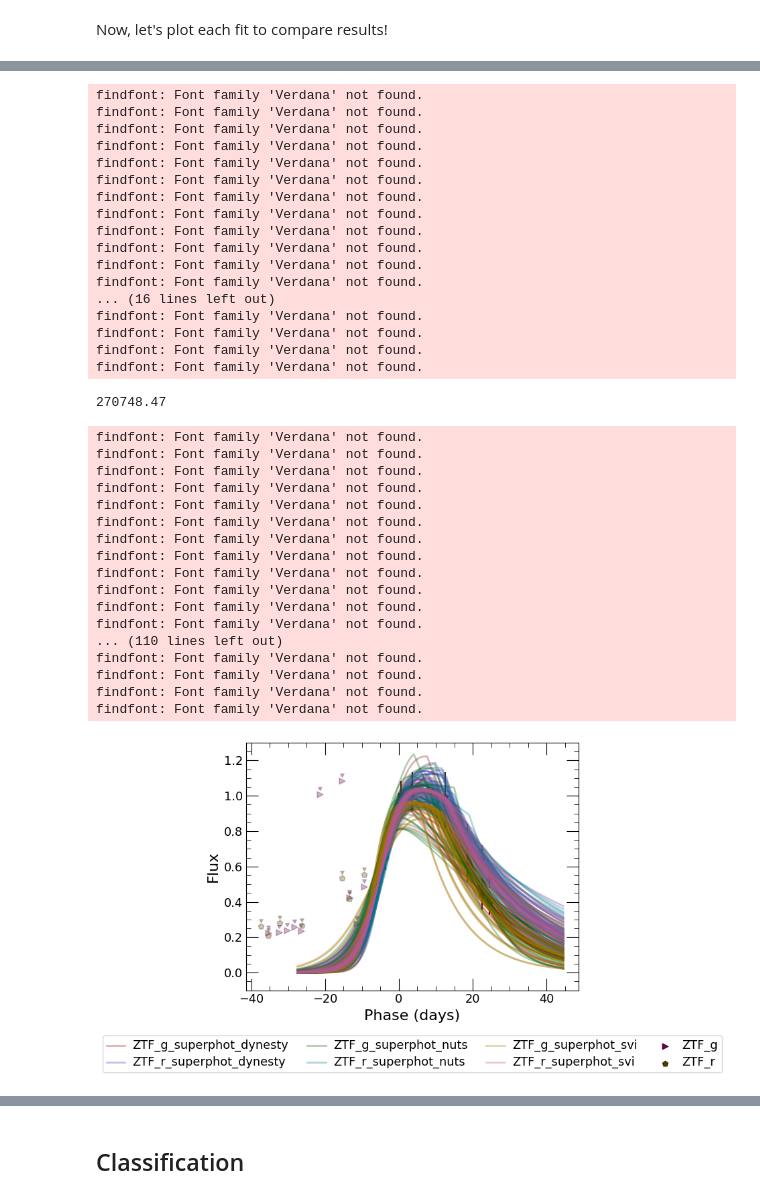
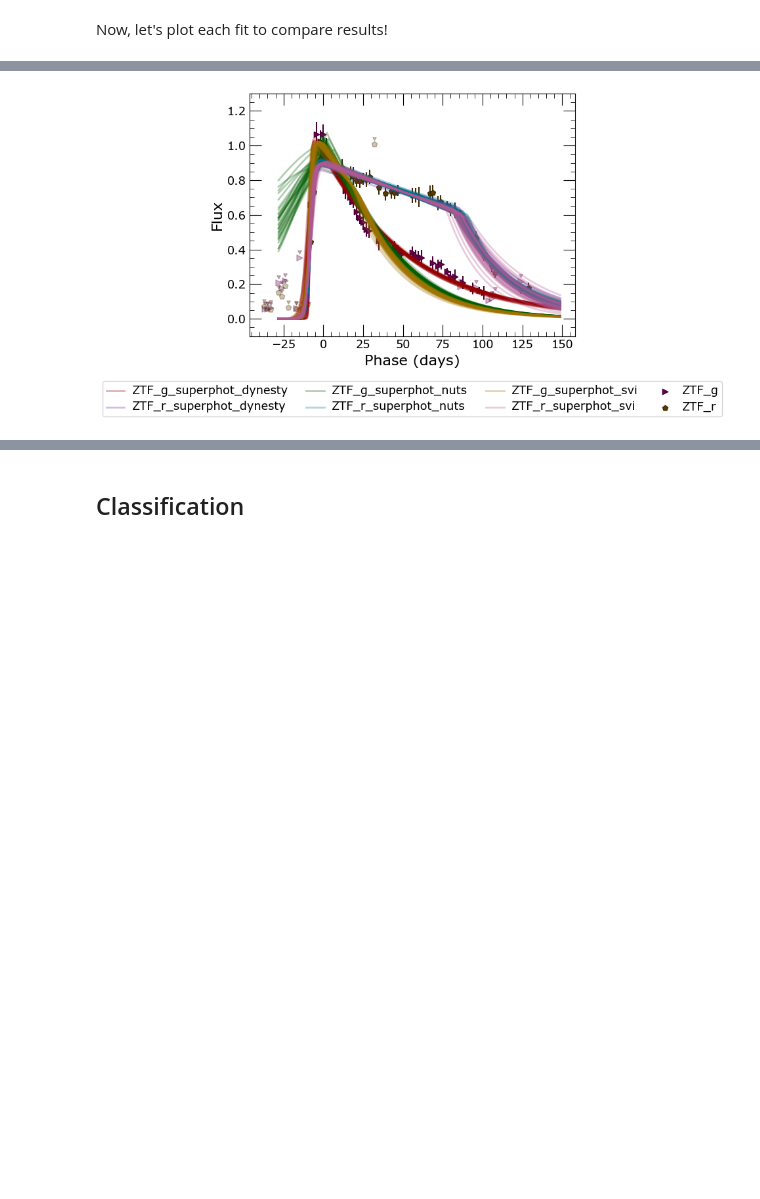
Before and after one commit to VTDA-Group/superphot-plus, a Jupyter notebook: docs/notebooks/tutorial.ipynb, the cells around one changed output, grey strips where cells are left out. Cells and saved outputs as stored; diff of their text form; code cells hidden in the pictures; blank space fills up the shorter version.

```diff
--- a/docs/notebooks/tutorial.ipynb
+++ b/docs/notebooks/tutorial.ipynb
@@ -18,6 +26,4 @@ from snapi import Photometry, Transient
 # %%
-test_sn = "2022abfi"
-
 alerce_agent = ALeRCEQueryAgent()
 tns_agent = TNSQueryAgent()
 transient = Transient(iid=test_sn)
@@ -279,19 +171,20 @@ Wall time: 7.07 s
 %%time
 
 # use padded photometry
-padded_fn = os.path.join(SAVE_DIR, test_sn + "_padded.h5")
+padded_fn = os.path.join(SAVE_DIR, test_sn + "_padded")
 pad_transient = Transient.load(padded_fn)
 pad_photometry = pad_transient.photometry
 
 sampler = NUTSSampler(
     priors=priors,
-    pad_size=32,
     num_chains=1,
+    num_warmup=5000,
+    num_samples=1000,
     random_state=42
 )
 sampler.fit_photometry(pad_photometry)
 sampler.result.save(
-    os.path.join(SAVE_DIR, test_sn+f"_{sampler.name}.h5")
+    os.path.join(SAVE_DIR, test_sn+f"_{sampler.name}")
 )
 print("NUTS")
 print(sampler.result.fit_parameters.head())
@@ -316,8 +209,9 @@ Wall time: 1min 3s
 # %%
 %%time
 
-# use padded photometry
-padded_fn = os.path.join(SAVE_DIR, test_sn + "_padded.h5")
+# use padded photometry: only necessary if you're planning on running repeatedly on different events
+# if one-time fit, feel free to not use padding
+padded_fn = os.path.join(SAVE_DIR, test_sn + "_padded")
 pad_transient = Transient.load(padded_fn)
 pad_photometry = pad_transient.photometry
 
@@ -325,12 +219,10 @@ sampler = SVISampler(
     priors=priors,
     num_iter=10_000,
     random_state=42,
-    pad_size=32
 )
-for i in range(5):
-    sampler.fit_photometry(pad_photometry)
+sampler.fit_photometry(pad_photometry)
 sampler.result.save(
-    os.path.join(SAVE_DIR, test_sn+f"_{sampler.name}.h5")
+    os.path.join(SAVE_DIR, test_sn+f"_{sampler.name}")
 )
 print("SVI")
 print(sampler.result.fit_parameters.head())
@@ -355,18 +247,7 @@ Wall time: 20.7 s
 # %% [markdown]
 Now, let's plot each fit to compare results!
 # %%
-from superphot_plus.samplers import *
-from snapi import Formatter, Transient
-import matplotlib.pyplot as plt
-
-from superphot_plus.priors import generate_priors
-from pathlib import Path
-import os
-
-p = Path(os.getcwd()).parents[1]
-SAVE_DIR = os.path.join(p, "data")
-test_sn = "2022abfi"
-fn_to_fit = os.path.join(SAVE_DIR, test_sn + ".h5")
+fn_to_fit = os.path.join(SAVE_DIR, test_sn)
 transient = Transient.load(fn_to_fit)
 photometry = transient.photometry
 priors = generate_priors(["ZTF_r","ZTF_g"])
@@ -374,13 +255,11 @@ priors = generate_priors(["ZTF_r","ZTF_g"])
 fig, ax = plt.subplots()
 formatter = Formatter()
 dsampler = DynestySampler(priors=priors)
-nsampler = NUTSSampler(priors=priors, pad_size=32)
-ssampler = SVISampler(priors=priors, pad_size=32)
+nsampler = NUTSSampler(priors=priors)
+ssampler = SVISampler(priors=priors)
 for sampler in [dsampler, nsampler, ssampler]:
-    sampler.load_result(
-        os.path.join(SAVE_DIR, test_sn+f"_{sampler.name}.h5")
-    )
-    print(sampler.result.score)
+    sr = SamplerResult.load(os.path.join(SAVE_DIR, test_sn+f"_{sampler.name}"))
+    sampler.load_result(sr)
     ax = sampler.plot_fit(
         ax, formatter,
         photometry,
@@ -396,37 +273,2 @@ plt.show()
-findfont: Font family 'Verdana' not found.
-findfont: Font family 'Verdana' not found.
-findfont: Font family 'Verdana' not found.
-findfont: Font family 'Verdana' not found.
-findfont: Font family 'Verdana' not found.
-findfont: Font family 'Verdana' not found.
-findfont: Font family 'Verdana' not found.
-findfont: Font family 'Verdana' not found.
-findfont: Font family 'Verdana' not found.
-findfont: Font family 'Verdana' not found.
-findfont: Font family 'Verdana' not found.
-findfont: Font family 'Verdana' not found.
-... (16 lines left out)
-findfont: Font family 'Verdana' not found.
-findfont: Font family 'Verdana' not found.
-findfont: Font family 'Verdana' not found.
-findfont: Font family 'Verdana' not found.
-270748.47
-findfont: Font family 'Verdana' not found.
-findfont: Font family 'Verdana' not found.
-findfont: Font family 'Verdana' not found.
-findfont: Font family 'Verdana' not found.
-findfont: Font family 'Verdana' not found.
-findfont: Font family 'Verdana' not found.
-findfont: Font family 'Verdana' not found.
-findfont: Font family 'Verdana' not found.
-findfont: Font family 'Verdana' not found.
-findfont: Font family 'Verdana' not found.
-findfont: Font family 'Verdana' not found.
-findfont: Font family 'Verdana' not found.
-... (110 lines left out)
-findfont: Font family 'Verdana' not found.
-findfont: Font family 'Verdana' not found.
-findfont: Font family 'Verdana' not found.
-findfont: Font family 'Verdana' not found.
-[figure, old version]
+[figure, new version]
 # %% [markdown]
```
Also changed, not shown: parts of 22 cells of this notebook, 17 other files.
